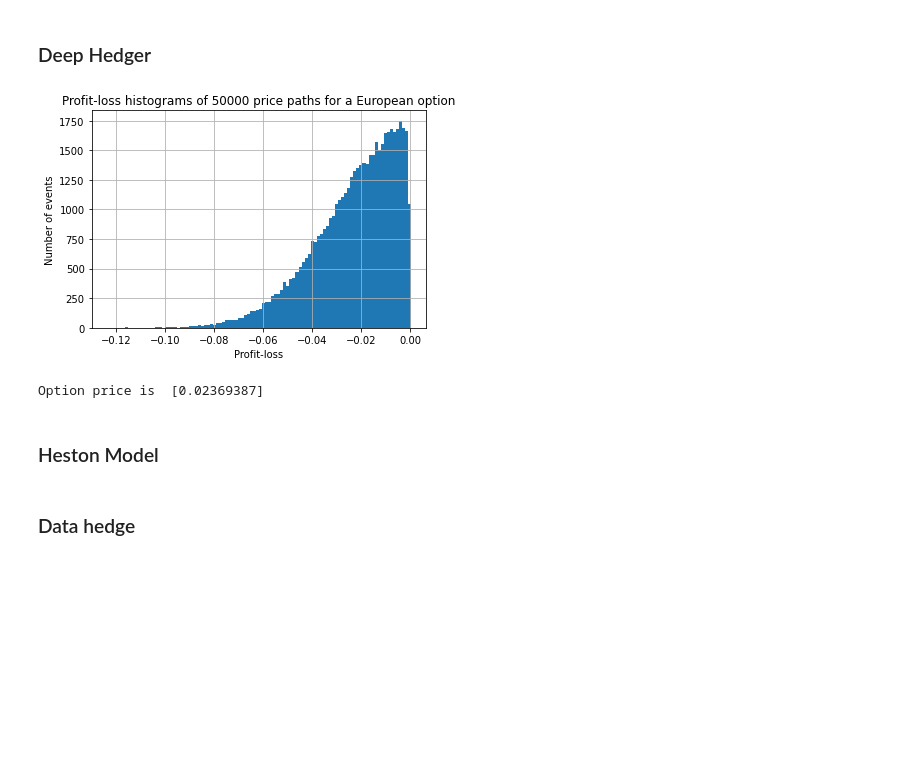
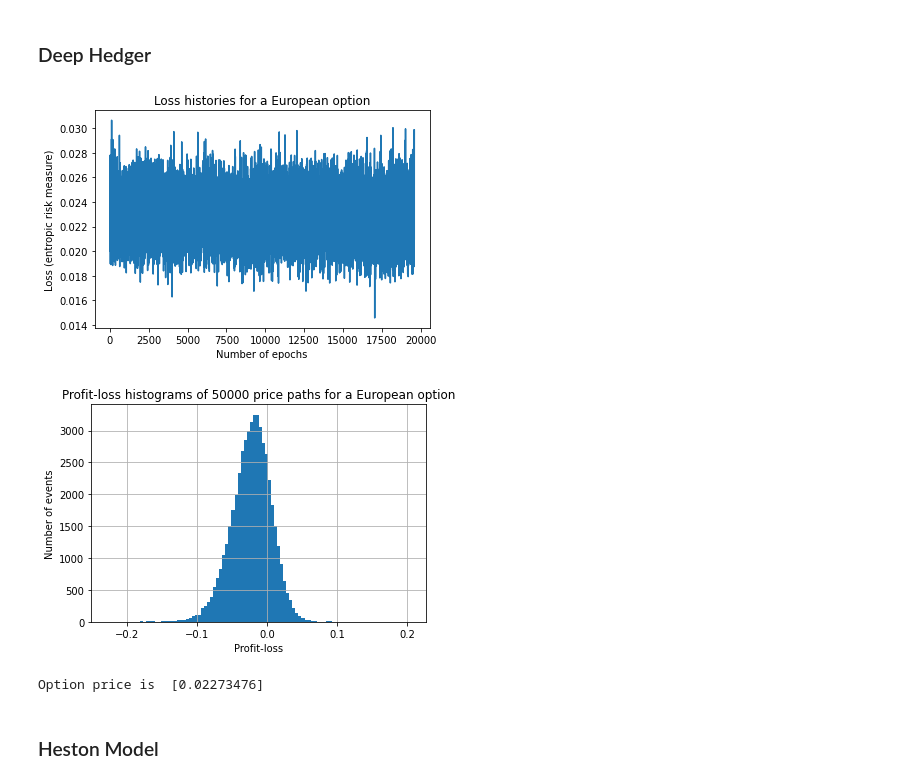
Before and after one commit to pfnet-research/pfhedge, a Jupyter notebook: data_hedge.ipynb, the cells around one changed output. Drawn from its saved outputs; the diff is of its cells as text; code cells hidden in the pictures; blank space fills up the shorter version.

```diff
--- a/data_hedge.ipynb
+++ b/data_hedge.ipynb
@@ -26,6 +26,13 @@ def plot_pnl(pnl):
     plt.ylabel("Number of events")
     plt.grid()
     plt.show()
+
+def plot_history(history):
+    plt.plot(history)
+    plt.xlabel("Number of epochs")
+    plt.ylabel("Loss")
+    plt.title("Loss histories ")
+    plt.show()
 # %% [markdown]
 ### Single trading asset
 # %%
@@ -77,17 +85,19 @@ Option price is  [0.02369387]
 # %% [markdown]
 ### Deep Hedger
 # %%
-# models = [MultiLayerPerceptron(out_features = n_asset) for t in range(time_steps)]
-# hedger = datahedger.DeepHedger(models, dataset_market, ExpectedShortfall())
-hedger.fit(100)
+models = [MultiLayerPerceptron(out_features = n_asset) for t in range(time_steps)]
+hedger = datahedger.DeepHedger(models, dataset_market)
+history = hedger.fit(100)
 # %%
 pnl = hedger.compute_pnl(data_set)
 price = to_numpy(hedger.pricer())
+plot_history(history)
 plot_pnl(pnl)
 print('Option price is ', price)
 # %% [output]
-[figure, old version]
+[figure, new version]
+[figure, added]
-Option price is  [0.02369387]
+Option price is  [0.02273476]
 # %% [markdown]
 ### Heston Model
 # %%
@@ -138,5 +146,3 @@ information = torch.cat([
 data_set = [prices, information, payoff]
 
 dataset_market = datahedger.MarketDataset(data_set)
-# %% [markdown]
-### Data hedge
```
Also changed, not shown: parts of 12 cells of this notebook, 1 other file.
